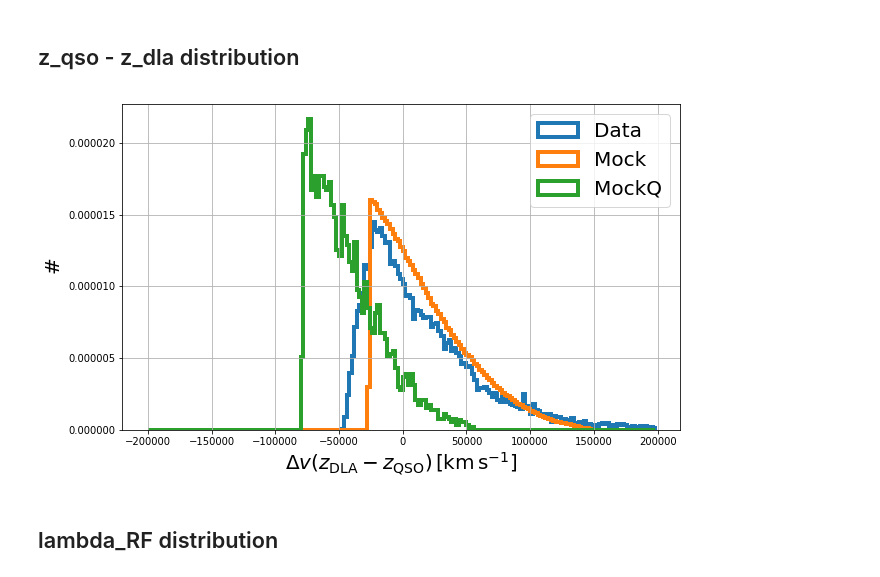
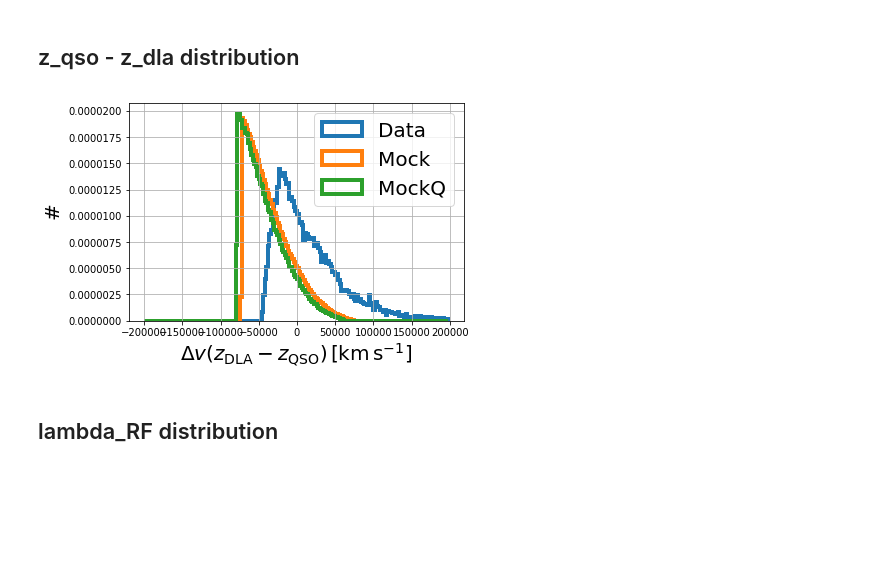
Before and after one commit to igmhub/desi_QA, a Jupyter notebook: Mocks/QA_DLA.ipynb, the cells around one changed output. Drawn from its saved outputs; the diff is of its cells as text; code cells hidden in the pictures; blank space fills up the shorter version.

```diff
--- a/Mocks/QA_DLA.ipynb
+++ b/Mocks/QA_DLA.ipynb
@@ -67,7 +67,7 @@ mock2['save_path']='/project/projectdirs/desi/users/alxogm/mocks/london/'+mock2[
 mock2['mock_base'] = '/project/projectdirs/desi/mocks/lya_forest/london/'+mock2['mock_ver']+'/'
 mock2['Catalogs'] = mock2['mock_base']+mock2['quick_ver']
 mock2['QSO_catalog'] = mock2['mock_base']+'/master.fits'
-mock2['DLA_catalog'] = mock2['Catalogs']+'/DLA.fits.gz'
+mock2['DLA_catalog'] ='/global/homes/a/alxogm/Lyalpha/scripts_desisim/test_trans/DLA.fits.gz'# mock2['Catalogs']+'/DLA.fits.gz'
 # %% [markdown]
 Path to the data catalogs and outputs
 # %%
@@ -175,7 +169,7 @@ toPlot = {'QSO':mock['QSO_catalog'],
          'dataQSO':data['QSO_catalog'],
          'dataDLA':data['DLA_catalog']}
 
-redshift_key = {'QSO':'Z_QSO_RSD', 'DLA':'ZDLA', 'DLA_Q':'ZDLA','dataQSO':'Z','dataDLA':'Z'}
+redshift_key = {'QSO':'Z_QSO_RSD', 'DLA':'ZDLA', 'DLA_Q':'Z','dataQSO':'Z','dataDLA':'Z'}
 
 bins = sp.arange(1.5,7.,0.02)
 for name,path in sorted(toPlot.items()):
@@ -274,35 +260,33 @@ plt.grid()
 # %%
 fig=plt.figure(dpi=150)
-toPlot = {'Mock':mock['DLA_catalog'],'Data':data['DLA_catalog'],'quickMock':mock2['DLA_catalog']}
-redshift_key = { 'Data':'Z', 'Mock':'ZDLA','quickMock':'ZDLA'}
+toPlot = {'DR14':data['DLA_catalog'],'Mock':mock['DLA_catalog'],'quickMock':mock2['DLA_catalog']}
+redshift_key = { 'DR14':'Z', 'Mock':'ZDLA','quickMock':'Z'}
 
-bins = sp.arange(19.,22.5,0.05)
+h1=Table.read('/project/projectdirs/desi/mocks/lya_forest/london/tools/expectedfNHI.fits',hdu=2)
+pygm=sp.load('/project/projectdirs/desi/mocks/lya_forest/london/tools/fN_dla_pygm.npy')
+plt.errorbar(h1['logNHI'],h1['logf'],yerr=h1['sigma_logf'],fmt='.',linewidth=2,label='Noterdaeme et.al. 2012')
+plt.plot(pygm[0],pygm[2],linewidth=2,color='blue',label='pygm z=2.5')
+
+
+
+bins = sp.arange(19.25,22.5,0.1)
 for name,path in sorted(toPlot.items()):
-    h = Table.read(path)
-    nhi = h['NHI']
-    zqso=h['ZQSO']
-    zdla=h[redshift_key[name]]
-    mask=(zdla<=3) & (zdla>2)
+    h = fitsio.FITS(path)
+    nhi = h[1]['NHI'][:]
+    zqso=h['ZQSO'][:]
+    zdla=h[redshift_key[name]][:]
+    mask=(zdla<=3.6) & (zdla>2)
     nhi=nhi[mask]
     zqso=zqso[mask]
-    zqso=sp.unique(zqso)
+    zdla=zdla[mask]
     nhi,fnhi=fNH(zqso,nhi,zmin=0,bins=bins)
-    plt.plot(nhi,sp.log10(fnhi),label=name,linewidth=4)
+    plt.plot(nhi,sp.log10(fnhi),'.',label=name,linewidth=2)
 ###
-h = fitsio.FITS('$HOME/desi/code/desisim/py/desisim/data/fN_spline_z24.fits.gz')
-NHI_ = h[1]['LGN'][:][0]
-d = h[1]['FN'][:][0]
-h.close()
-#plt.plot(NHI_,d,linewidth=4,label='fN_spline')
-plt.errorbar(bins_ND,logf_ND,yerr=sig_logf,color='k',fmt='o',label='Noterdaeme et.al. 2012')
-plt.plot(pygm[0],pygm[2],color='blue',label='pygm z=2.5')
-
 plt.xlabel(r'$NHI$')
 plt.ylabel(r'$f(NHI)}$')
 plt.xlim(19,23)
 plt.ylim(-27,-19.5)
 
-
 plt.legend(fontsize='small')
 plt.grid()
 # %% [output]
@@ -312,24 +296,22 @@ plt.grid()
 # %%
 toPlot = {'Mock':mock['DLA_catalog'],'MockQ':mock2['DLA_catalog'],'Data':data['DLA_catalog']}
 
-redshift_key = { 'Data':'Z', 'Mock':'ZDLA','MockQ':'ZDLA'}
-
-
+redshift_key = { 'Data':'Z', 'Mock':'ZDLA','MockQ':'Z'}
 
 bins = sp.arange(-200000.,200000.,2000.)
 for name,path in sorted(toPlot.items()):
     h = Table.read(path)
     zdla=h[redshift_key[name]]
     zqso = h[1]['ZQSO']
     c = (scipy.constants.speed_of_light/1000.) #- km/s
     dv = c*(zdla-zqso)/(1.+zqso)
     plt.hist(dv,bins=bins,histtype='step',label=name,density=True,linewidth=4)
 plt.xlabel(r'$\Delta v(z_{\mathrm{DLA}}-z_{\mathrm{QSO}}) \, [\mathrm{km\,s^{-1}}]$')
 plt.ylabel(r'$\mathrm{\#}$')
 plt.legend()
 plt.grid()
 # %% [output]
-[figure, old version]
+[figure, new version]
 # %% [markdown]
 ## lambda_RF distribution
 # %% [markdown]
```
Also changed, not shown: parts of 12 cells of this notebook.
